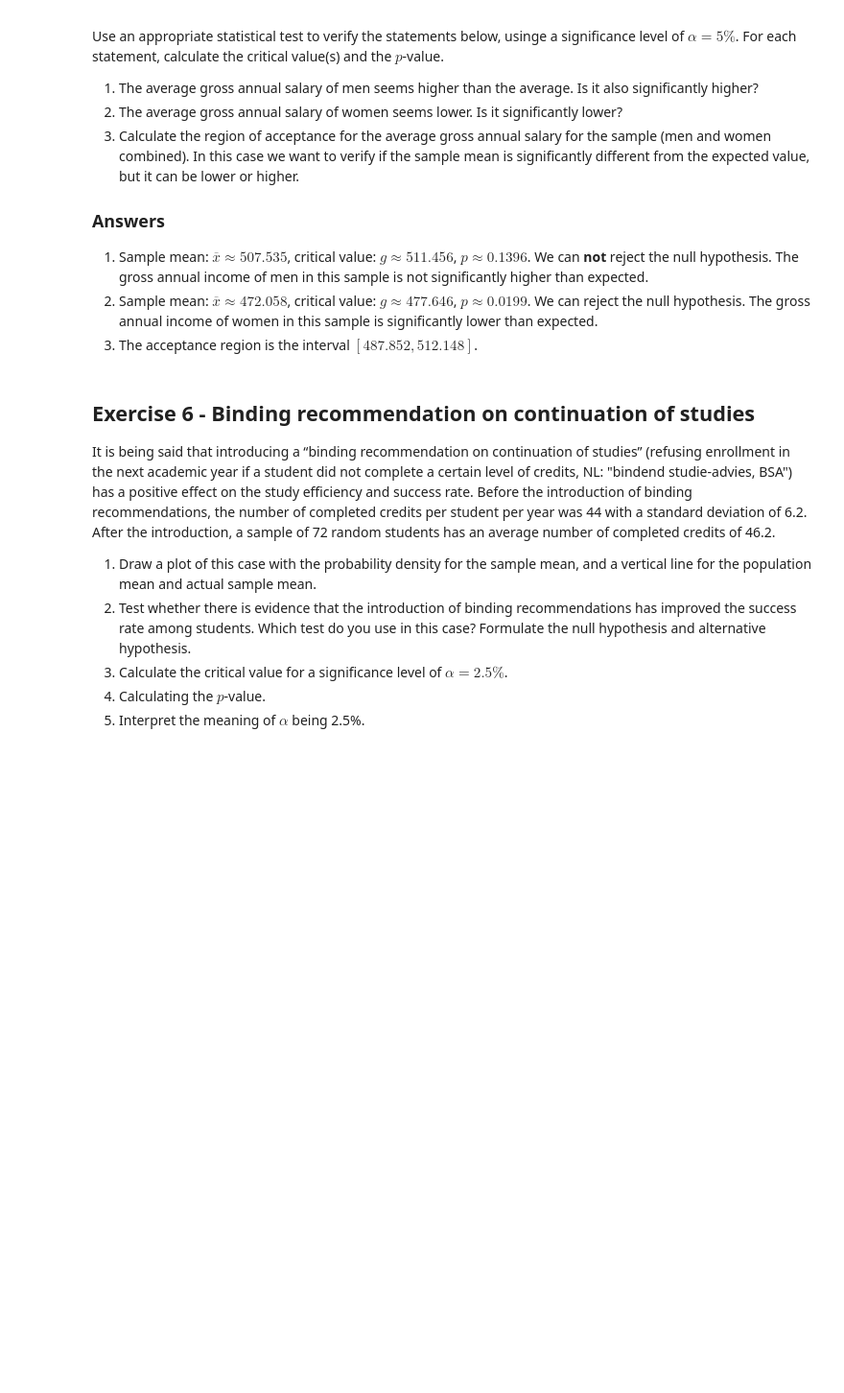
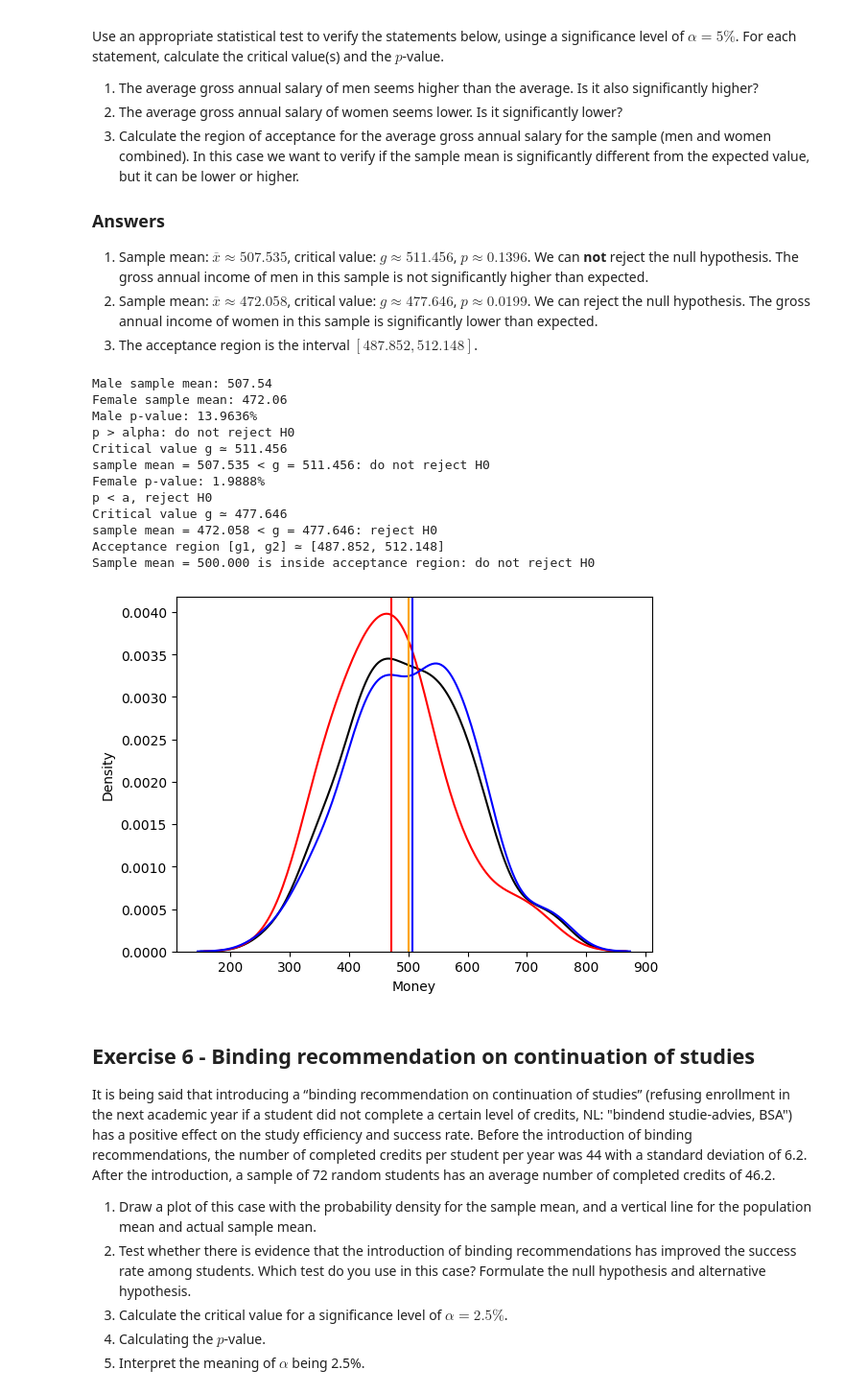
Before and after one commit to warre-van-lancker/dsai-labs, a Jupyter notebook: 3-central-limit-testing/lab-3.04-hypothesis-testing.ipynb, the cells around one changed output. Shown at 96% size. Drawn from its saved outputs; the diff is of its cells as text; code cells hidden in the pictures; blank space fills up the shorter version.

```diff
--- a/3-central-limit-testing/lab-3.04-hypothesis-testing.ipynb
+++ b/3-central-limit-testing/lab-3.04-hypothesis-testing.ipynb
@@ -181,6 +222,85 @@ Use an appropriate statistical test to verify the statements below, usinge a sig
 1. Sample mean: $\overline{x} \approx 507.535$, critical value: $g \approx 511.456$, $p \approx 0.1396$. We can **not** reject the null hypothesis. The gross annual income of men in this sample is not significantly higher than expected.
 2. Sample mean: $\overline{x} \approx 472.058$, critical value: $g \approx 477.646$, $p \approx 0.0199$. We can reject the null hypothesis. The gross annual income of women in this sample is significantly lower than expected.
 3. The acceptance region is the interval $[487.852, 512.148]$.
+# %%
+rlanders = pd.read_csv('https://raw.githubusercontent.com/warre-van-lancker/dsai-labs/refs/heads/main/data/rlanders.csv',
+    sep=",", decimal=",")
+
+mu = 500
+sigma = 98
+alpha = 0.05
+n = rlanders['Money'].count()
+
+sns.kdeplot(data=rlanders, x='Money', color='black')
+sns.kdeplot(data=rlanders[rlanders.Gender == "Female"], x='Money', color='red')
+sns.kdeplot(data=rlanders[rlanders.Gender == "Male"], x='Money', color='blue')
+plt.axvline(mu, color="orange")
+
+n_sample_male = rlanders[rlanders.Gender == "Male"]['Money'].count()
+n_sample_female = rlanders[rlanders.Gender == "Female"]['Money'].count()
+m_sample_male = rlanders[rlanders.Gender == "Male"]['Money'].mean()
+m_sample_female = rlanders[rlanders.Gender == "Female"]['Money'].mean()
+
+print(f"Male sample mean: {m_sample_male:.2f}")
+print(f"Female sample mean: {m_sample_female:.2f}")
+
+plt.axvline(m_sample_male, color="blue")
+plt.axvline(m_sample_female, color="red")
+
+# Male
+p = stats.norm.sf(m_sample_male, loc=mu, scale=sigma / n_sample_male**.5)
+print(f"Male p-value: {p * 100:.4f}%")
+if(p < alpha):
+    print("p < alpha: reject H0")
+else:
+    print("p > alpha: do not reject H0")
+
+g = stats.norm.isf(alpha, loc=mu, scale=sigma / n_sample_male**.5)
+print("Critical value g ≃ %.3f" % g)
+if (m_sample_male < g):
+    print("sample mean = %.3f < g = %.3f: do not reject H0" % (m_sample_male, g))
+else:
+    print("sample mean = %.3f > g = %.3f: reject H0" % (m_sample_male, g))
+
+# Female
+p = stats.norm.cdf(m_sample_female, loc=mu, scale=sigma / n_sample_female**.5)
+print(f"Female p-value: {p * 100:.4f}%")
+if(p < alpha):
+    print("p < a, reject H0")
+else:
+    print("p > a, do not reject H0")
+
+g = stats.norm.isf(1-alpha, loc=mu, scale=sigma / n_sample_female**.5)
+print("Critical value g ≃ %.3f" % g)
+if (m_sample_female > g):
+    print("sample mean = %.3f > g = %.3f: do not reject H0" % (m_sample_female, g))
+else:
+    print("sample mean = %.3f < g = %.3f: reject H0" % (m_sample_female, g))
+
+
+# 3
+g1 = mu - stats.norm.isf(alpha/2) * sigma / np.sqrt(n)
+g2 = mu + stats.norm.isf(alpha/2) * sigma / np.sqrt(n)
+
+print("Acceptance region [g1, g2] ≃ [%.3f, %.3f]" % (g1,g2))
+if (g1 < mu and mu < g2):
+    print("Sample mean = %.3f is inside acceptance region: do not reject H0" % mu)
+else:
+    print("Sample mean = %.3f is outside acceptance region: reject H0" % mu)
+# %% [output]
+Male sample mean: 507.54
+Female sample mean: 472.06
+Male p-value: 13.9636%
+p > alpha: do not reject H0
+Critical value g ≃ 511.456
+sample mean = 507.535 < g = 511.456: do not reject H0
+Female p-value: 1.9888%
+p < a, reject H0
+Critical value g ≃ 477.646
+sample mean = 472.058 < g = 477.646: reject H0
+Acceptance region [g1, g2] ≃ [487.852, 512.148]
+Sample mean = 500.000 is inside acceptance region: do not reject H0
+[figure, added]
 # %% [markdown]
 
 ## Exercise 6 - Binding recommendation on continuation of studies
```
Also changed, not shown: parts of 6 cells of this notebook.
